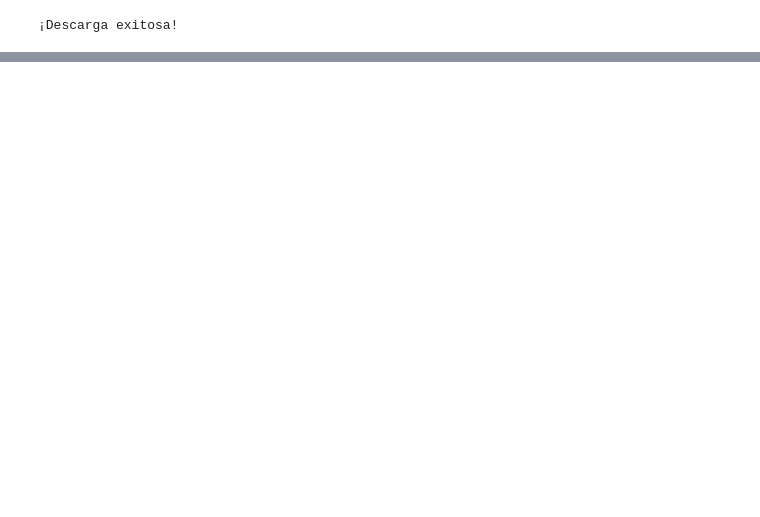
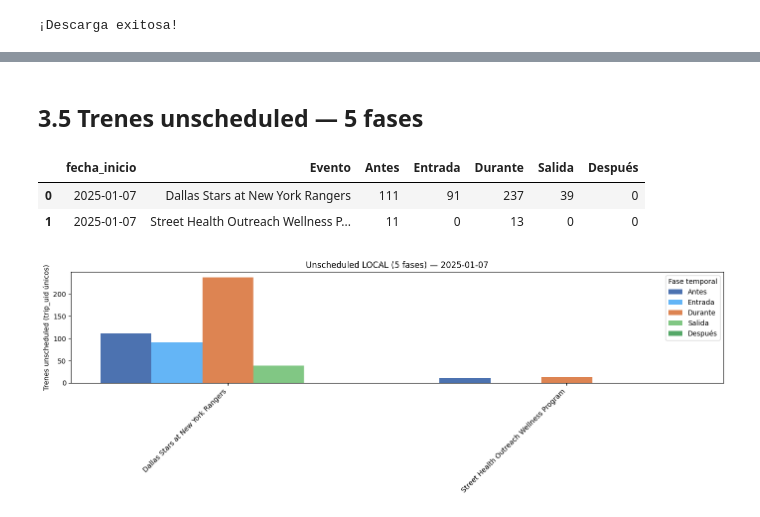
Before and after one commit to UCM-GIDIA-PD1/c2526-R5, a Jupyter notebook: notebooks/analisis_eventos.ipynb, the cells around one changed output, grey strips where cells are left out. Saved outputs shown, nothing was run; the diff lists cells and outputs as text; code cells hidden in the pictures; blank space fills up the shorter version.

```diff
--- a/notebooks/analisis_eventos.ipynb
+++ b/notebooks/analisis_eventos.ipynb
@@ -22,7 +26,7 @@ if secret_key is None:
     raise AssertionError("MINIO_SECRET_KEY no definida. Configúrala antes de ejecutar.")
 
 
-dia_descarga = "2025-01-02"
+dia_descarga = "2025-01-07"
 nombreGTFS = f"gtfs_scheduled_{dia_descarga}.parquet"
 nombreEvento = f"eventos_{dia_descarga}.parquet"
 
@@ -733,0 +493,72 @@ LOCAL
+# %% [markdown]
+## 3.5 Trenes unscheduled — 5 fases
+# %%
+def calcular_5_barras_local():
+    rows = []
+    for _, ev in eventos_uns.iterrows():
+        fecha   = ev["fecha_inicio"]
+        evento  = ev["nombre_evento"]
+        inicio  = pd.to_timedelta(ev["hora_inicio"])
+        salida  = pd.to_timedelta(ev["hora_salida_estimada"])
+
+        stops_evento = (
+            df_e[(df_e["fecha_inicio"] == fecha) & (df_e["nombre_evento"] == evento)]
+            ["stop_id"].dropna().unique().tolist()
+        )
+
+        df_dia = df_u[(df_u["service_date"] == fecha) & (df_u["stop_id"].isin(stops_evento))]
+
+        antes   = df_dia[(df_dia["td_real"] >= inicio - 4*ventana_uns) & (df_dia["td_real"] < inicio - 2*ventana_uns)]
+        entrada = df_dia[(df_dia["td_real"] >= inicio - 2*ventana_uns) & (df_dia["td_real"] < inicio - ventana_uns)]
+        durante = df_dia[(df_dia["td_real"] >= inicio - ventana_uns)   & (df_dia["td_real"] <= salida + ventana_uns)]
+        salida_w= df_dia[(df_dia["td_real"] >  salida + ventana_uns)   & (df_dia["td_real"] <= salida + 2*ventana_uns)]
+        despues = df_dia[(df_dia["td_real"] >  salida + 2*ventana_uns) & (df_dia["td_real"] <= salida + 4*ventana_uns)]
+
+        rows.append({
+            "fecha_inicio": fecha, "Evento": evento,
+            "Antes":   antes["trip_uid"].nunique(),
+            "Entrada": entrada["trip_uid"].nunique(),
+            "Durante": durante["trip_uid"].nunique(),
+            "Salida":  salida_w["trip_uid"].nunique(),
+            "Después": despues["trip_uid"].nunique(),
+        })
+    return pd.DataFrame(rows)
+
+def plot_5_barras(df, titulo, orden_eventos):
+    colores = {
+        "Antes":   "#4C72B0",
+        "Entrada": "#64B5F6",
+        "Durante": "#DD8452",
+        "Salida":  "#81C784",
+        "Después": "#55A868",
+    }
+    for fecha, sub in df.groupby("fecha_inicio"):
+        orden = orden_eventos.get(fecha, sub["Evento"].tolist())
+        sub   = sub.set_index("Evento").reindex(orden).reset_index()
+        x     = range(len(sub))
+        width = 0.15
+        plt.figure(figsize=(14, 5))
+        offsets = [-2, -1, 0, 1, 2]
+        for fase, offset in zip(["Antes", "Entrada", "Durante", "Salida", "Después"], offsets):
+            plt.bar([i + offset*width for i in x], sub[fase], width, color=colores[fase], label=fase)
+        plt.xticks(list(x), sub["Evento"], rotation=45, ha="right")
+        plt.ylabel("Trenes unscheduled (trip_uid únicos)")
+        plt.title(f"{titulo} — {fecha}")
+        plt.legend(title="Fase temporal")
+        plt.tight_layout()
+        plt.show()
+
+df_local_5 = calcular_5_barras_local()
+display(df_local_5)
+
+orden_eventos = (
+    df_local_5.sort_values(["fecha_inicio", "Durante"], ascending=[True, False])
+    .groupby("fecha_inicio")["Evento"].apply(list).to_dict()
+)
+
+plot_5_barras(df_local_5, "Unscheduled LOCAL (5 fases)", orden_eventos)
+# %% [output]
+|  | fecha_inicio | Evento | Antes | Entrada | Durante | Salida | Después |
+| 0 | 2025-01-07 | Dallas Stars at New York Rangers | 111 | 91 | 237 | 39 | 0 |
+| 1 | 2025-01-07 | Street Health Outreach Wellness P... | 11 | 0 | 13 | 0 | 0 |
+[figure, added]
```
Also changed, not shown: parts of 20 cells of this notebook, 3 other files.
